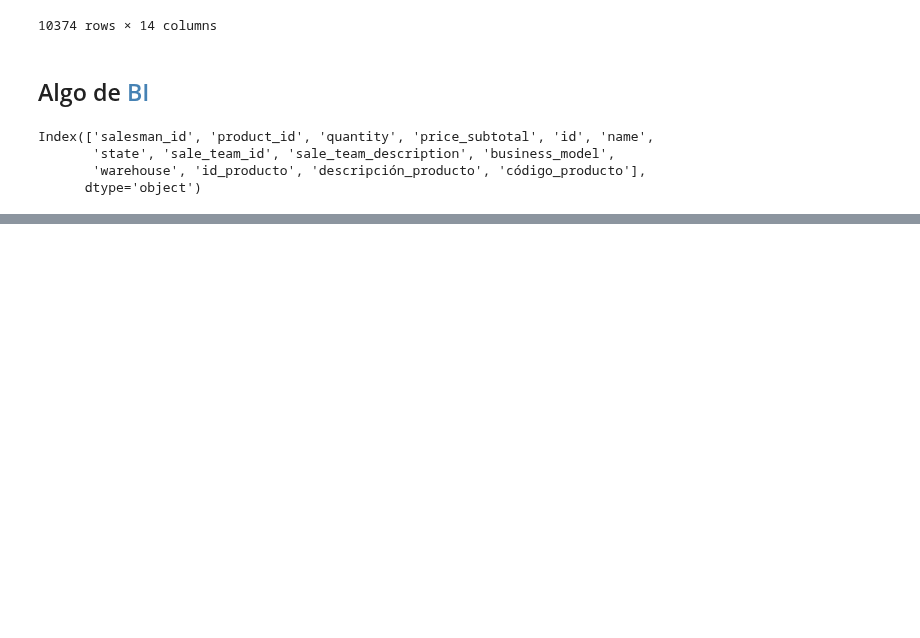
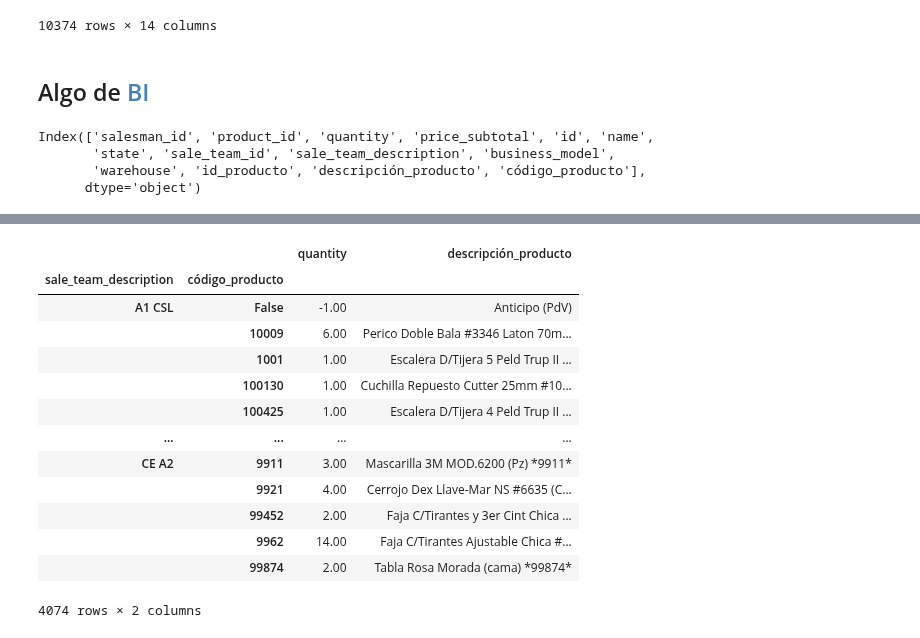
Before and after one commit to ecostichp/odoo_comisiones, a Jupyter notebook: algoritmo/purchases_bi_prueba.ipynb, the cells around one changed output, grey strips where cells are left out. Cells and saved outputs as stored; diff of their text form; code cells hidden in the pictures; blank space fills up the shorter version.

```diff
--- a/algoritmo/purchases_bi_prueba.ipynb
+++ b/algoritmo/purchases_bi_prueba.ipynb
@@ -76 +78,20 @@ Name: descripción_producto, Length: 3132, dtype: object
+# %%
+wep = compras.groupby(['sale_team_description', 'código_producto']).sum()[['quantity', 'descripción_producto']]
+# wep.to_excel('wep.xlsx')
+wep
+# %% [output]
+|  |  | quantity | descripción_producto |
+| sale_team_description | código_producto |  |  |
+| A1 CSL | False | -1.00 | Anticipo (PdV) |
+|  | 10009 | 6.00 | Perico Doble Bala #3346 Laton 70m... |
+|  | 1001 | 1.00 | Escalera D/Tijera 5 Peld Trup II ... |
+|  | 100130 | 1.00 | Cuchilla Repuesto Cutter 25mm #10... |
+|  | 100425 | 1.00 | Escalera D/Tijera 4 Peld Trup II ... |
+| ... | ... | ... | ... |
+| CE A2 | 9911 | 3.00 | Mascarilla 3M MOD.6200 (Pz) *9911* |
+|  | 9921 | 4.00 | Cerrojo Dex Llave-Mar NS #6635 (C... |
+|  | 99452 | 2.00 | Faja C/Tirantes y 3er Cint Chica ... |
+|  | 9962 | 14.00 | Faja C/Tirantes Ajustable Chica #... |
+|  | 99874 | 2.00 | Tabla Rosa Morada (cama) *99874* |
+4074 rows × 2 columns
 # %%
```
Also changed, not shown: parts of 3 cells of this notebook, 1 other file.
